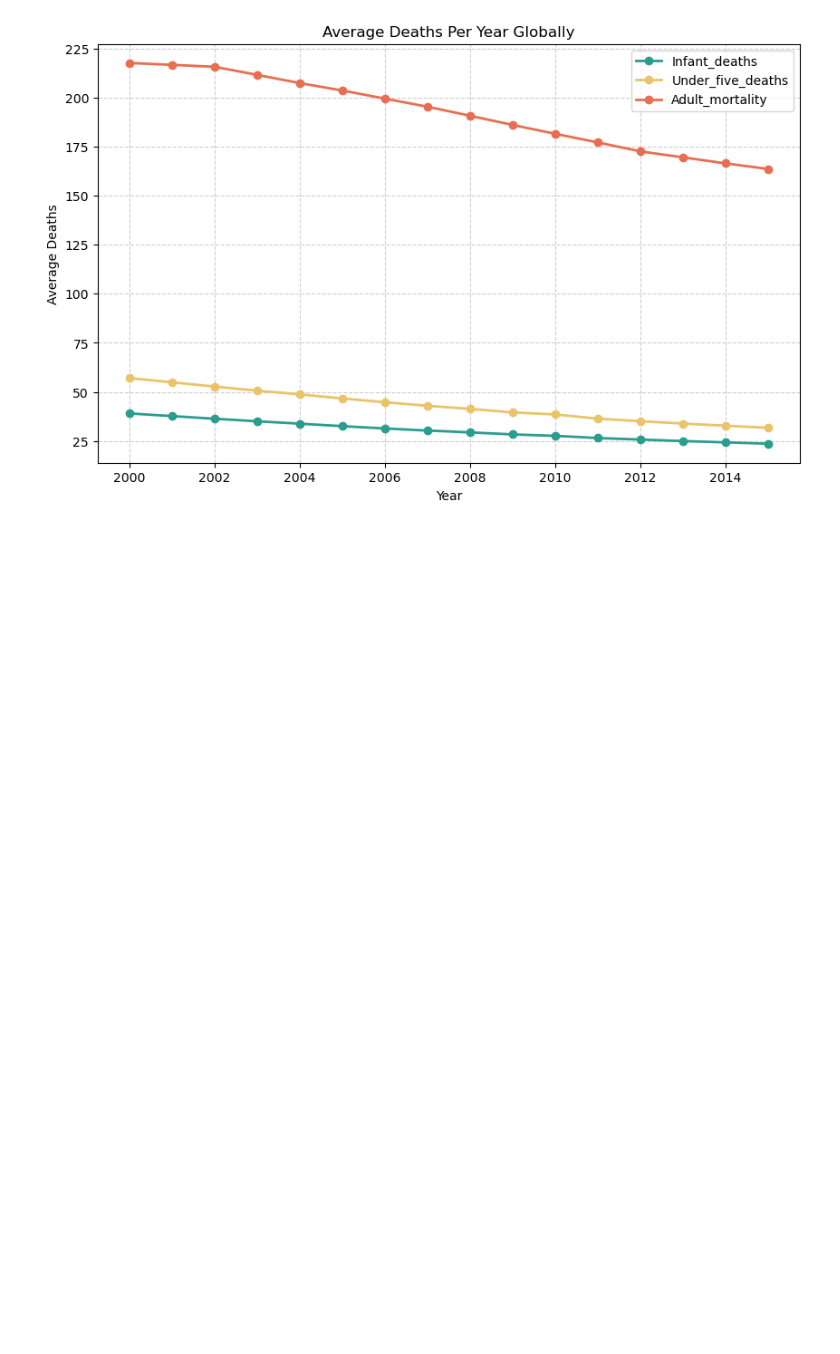
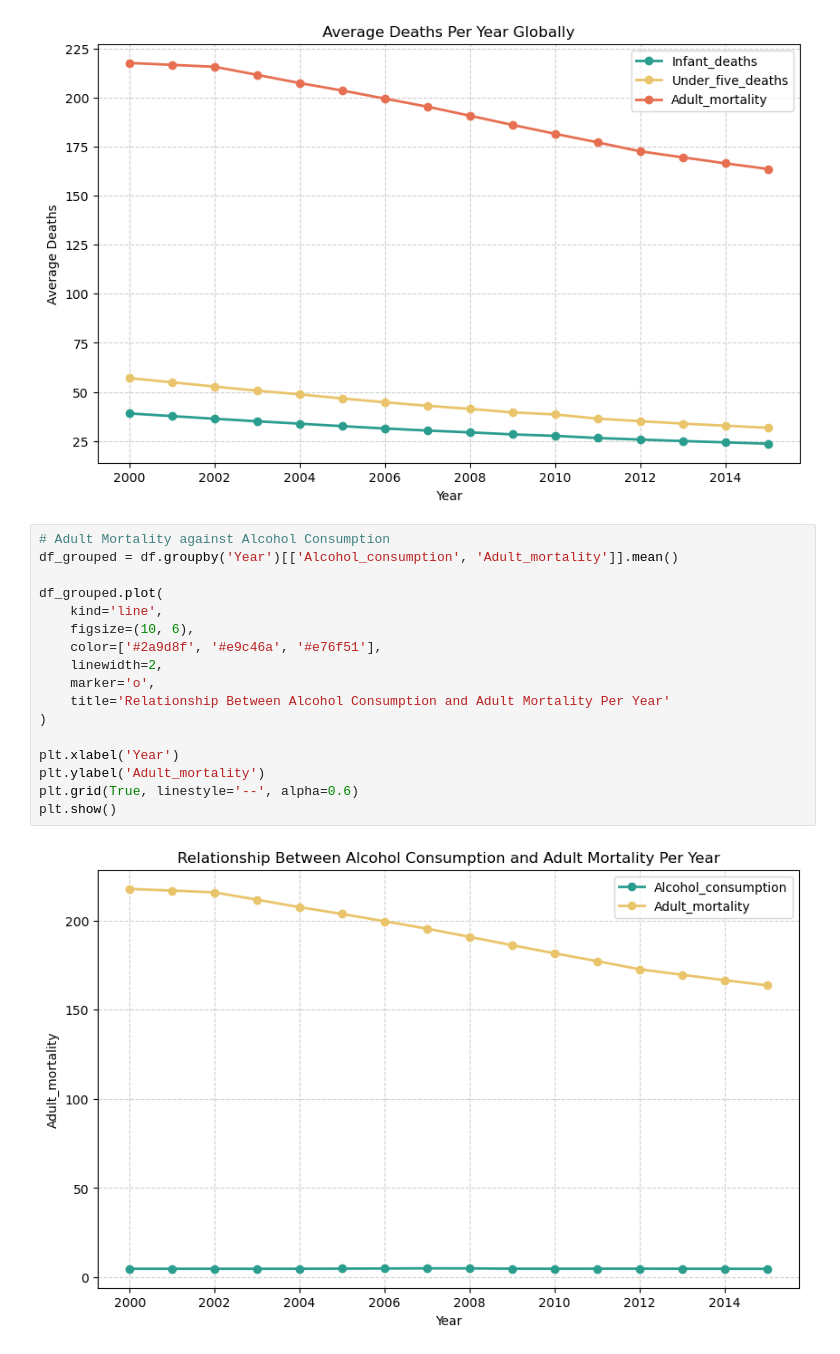
Before and after one commit to emmanuelakinmokun/ml-trailhead, a Jupyter notebook: Phase_1/analytical_sprint.ipynb, the cells around one changed output. Drawn from its saved outputs; the diff is of its cells as text; blank space fills up the shorter version.

Commit message:
Another crappy plot

```diff
--- a/Phase_1/analytical_sprint.ipynb
+++ b/Phase_1/analytical_sprint.ipynb
@@ -185,3 +185,22 @@ plt.grid(True, linestyle='--', alpha=0.6)
 plt.show()
 # %% [output]
 [figure]
+# %%
+# Adult Mortality against Alcohol Consumption
+df_grouped = df.groupby('Year')[['Alcohol_consumption', 'Adult_mortality']].mean()
+
+df_grouped.plot(
+    kind='line',
+    figsize=(10, 6),
+    color=['#2a9d8f', '#e9c46a', '#e76f51'],
+    linewidth=2,
+    marker='o',
+    title='Relationship Between Alcohol Consumption and Adult Mortality Per Year'
+)
+
+plt.xlabel('Year')
+plt.ylabel('Adult_mortality')
+plt.grid(True, linestyle='--', alpha=0.6)
+plt.show()
+# %% [output]
+[figure, added]
```
